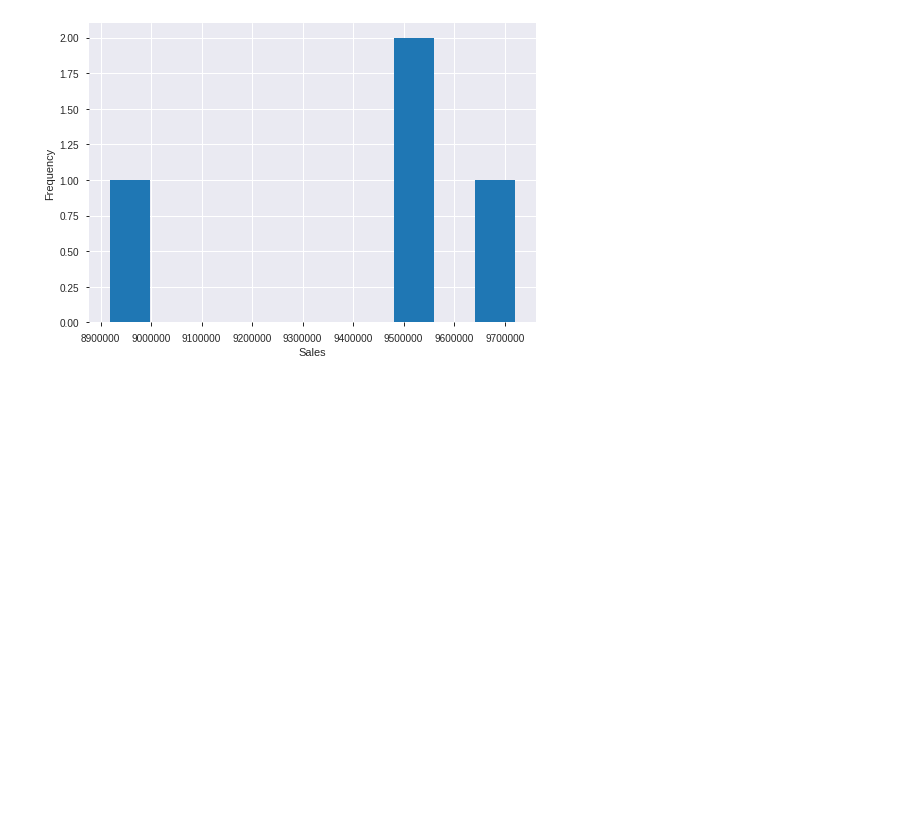
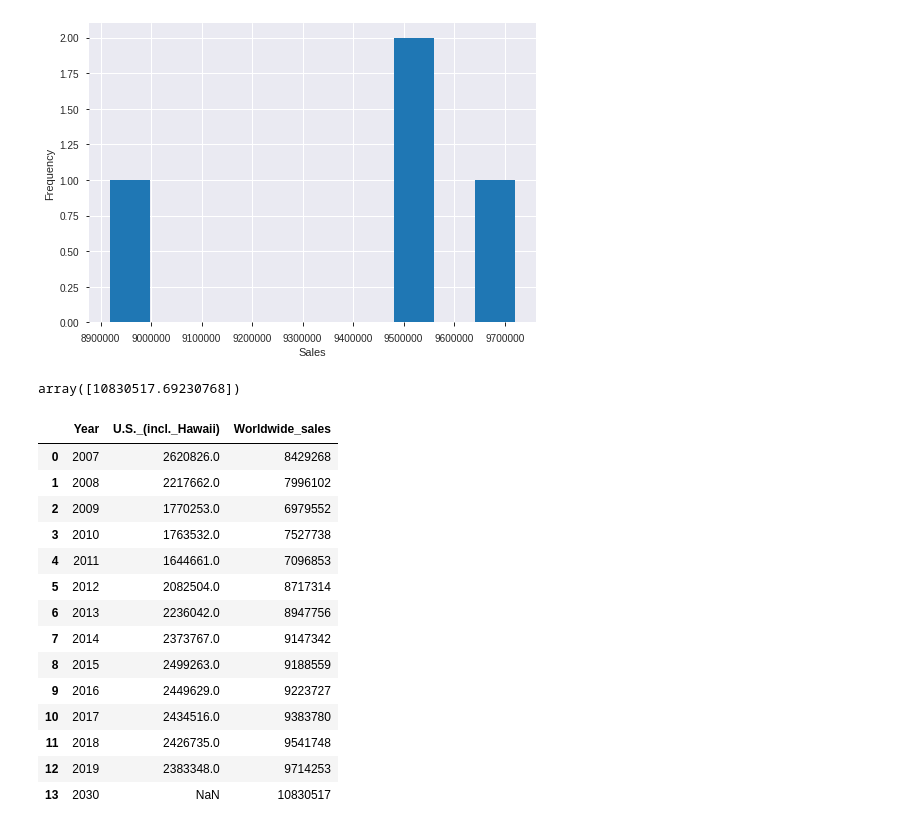
Before and after one commit to karl-johan-grahn/toyota-analysis, a Jupyter notebook: Toyota_car_price_data_analysis.ipynb, the cells around one changed output. Cells and saved outputs as stored; diff of their text form; code cells hidden in the pictures; blank space fills up the shorter version.

```diff
--- a/Toyota_car_price_data_analysis.ipynb
+++ b/Toyota_car_price_data_analysis.ipynb
@@ -305,0 +304,4 @@ plt.show()
+# %%
+prediction_2030
+# %% [output]
+array([10830517.69230768])
@@ -305,0 +310,18 @@ plt.show()
+# %%
+predicted_worldwide_sales_2030
+# %% [output]
+|  | Year | U.S._(incl._Hawaii) | Worldwide_sales |
+| 0 | 2007 | 2620826.0 | 8429268 |
+| 1 | 2008 | 2217662.0 | 7996102 |
+| 2 | 2009 | 1770253.0 | 6979552 |
+| 3 | 2010 | 1763532.0 | 7527738 |
+| 4 | 2011 | 1644661.0 | 7096853 |
+| 5 | 2012 | 2082504.0 | 8717314 |
+| 6 | 2013 | 2236042.0 | 8947756 |
+| 7 | 2014 | 2373767.0 | 9147342 |
+| 8 | 2015 | 2499263.0 | 9188559 |
+| 9 | 2016 | 2449629.0 | 9223727 |
+| 10 | 2017 | 2434516.0 | 9383780 |
+| 11 | 2018 | 2426735.0 | 9541748 |
+| 12 | 2019 | 2383348.0 | 9714253 |
+| 13 | 2030 | NaN | 10830517 |
```
Also changed, not shown: parts of 6 cells of this notebook.
